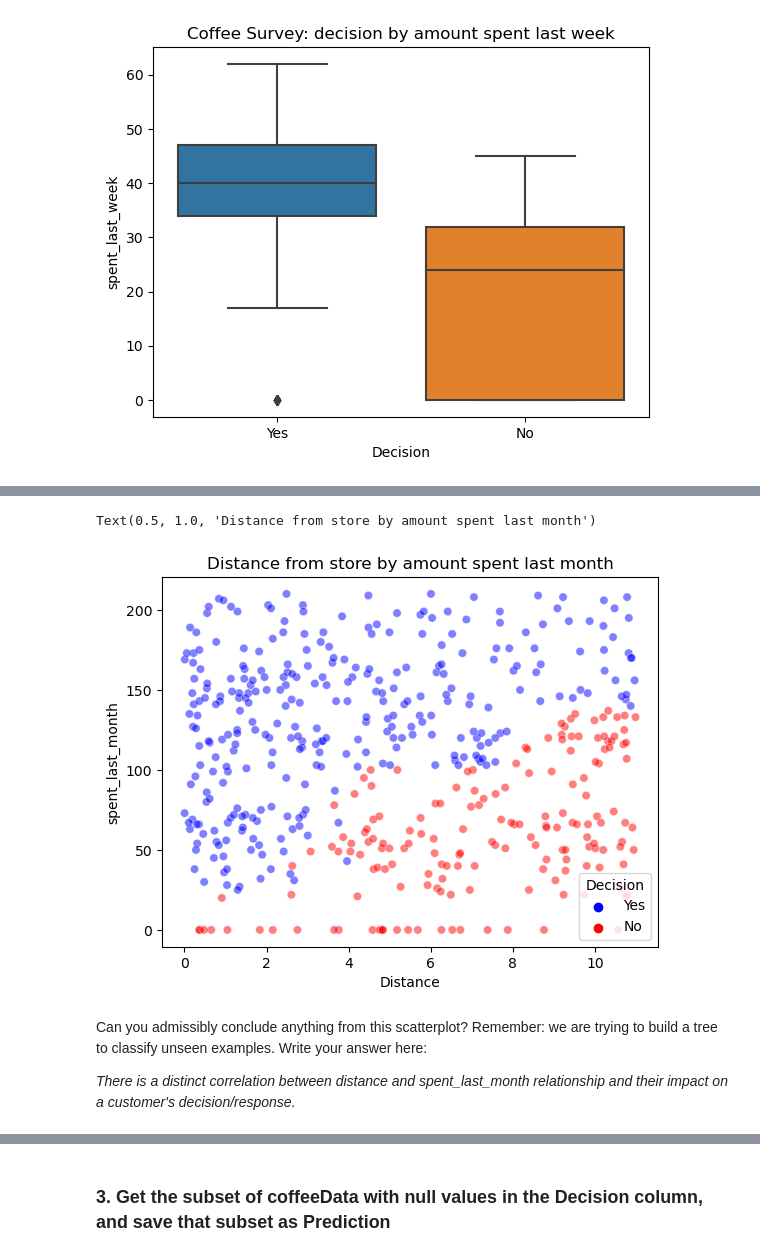
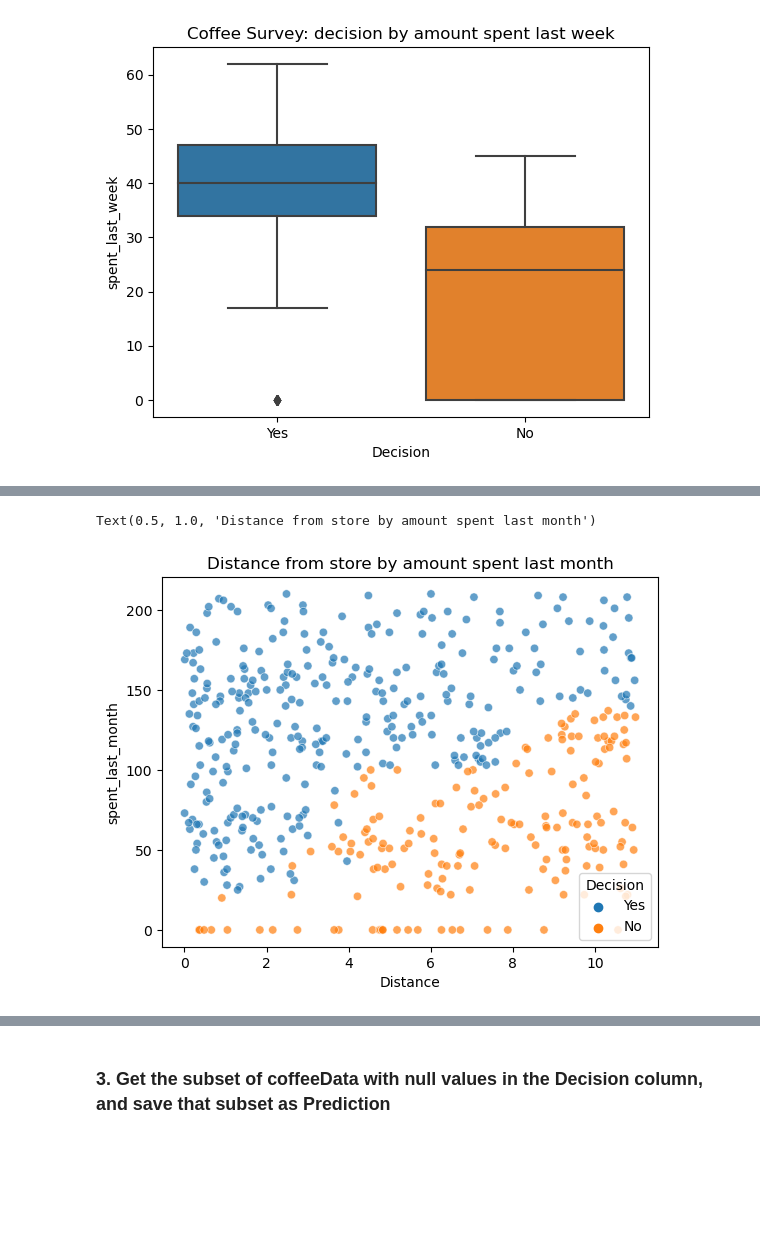
Before and after one commit to lila-b/springboard, a Jupyter notebook: Springboard_Decision_Tree_Specialty_Coffee_Case_Study_28012021_2_/Springboard Decision Tree Specialty Coffee Case Study - Tier 3.ipynb, the cells around one changed output, grey strips where cells are left out. Saved outputs shown, nothing was run; the diff lists cells and outputs as text; code cells hidden in the pictures; blank space fills up the shorter version.

```diff
--- a/Springboard_Decision_Tree_Specialty_Coffee_Case_Study_28012021_2_/Springboard Decision Tree Specialty Coffee Case Study - Tier 3.ipynb
+++ b/Springboard_Decision_Tree_Specialty_Coffee_Case_Study_28012021_2_/Springboard Decision Tree Specialty Coffee Case Study - Tier 3.ipynb
@@ -216,8 +216,7 @@ array([ 1., nan,  0.])
 We now want to replace `1.0` and `0.0` in the `Decision` column by `YES` and `NO` respectively.
 # %%
 # Replace 1.0 and 0.0 by 'Yes' and 'No'
-decisions = {1:'Yes', 0:'No'}
-coffeeData['Decision'] = [decisions[i] if i >=0 else i for i in coffeeData['Decision']]
+coffeeData['Decision'] = coffeeData['Decision'].replace({1:'Yes', 0:'No'})
 # %%
 # Check that our replacing those values with 'YES' and 'NO' worked, with unique()
 coffeeData['Decision'].unique()
@@ -264,12 +261,8 @@ Can you admissibly conclude anything from this boxplot? Write your answer here:
 # %%
 # Make a scatterplot on NOPrediction, where x is distance, y is spent_last_month and hue is Decision
 sns.scatterplot(data=coffeeData, x='Distance', y='spent_last_month',
-                hue='Decision', palette=['b','r'], alpha=.5)
+                hue='Decision', alpha=.7)
 plt.title('Distance from store by amount spent last month')
 # %% [output]
 Text(0.5, 1.0, 'Distance from store by amount spent last month')
-[figure, old version]
+[figure, new version]
-# %% [markdown]
-Can you admissibly conclude anything from this scatterplot? Remember: we are trying to build a tree to classify unseen examples. Write your answer here:
-
-_There is a distinct correlation between distance and spent_last_month relationship and their impact on a customer's decision/response._
```
Also changed, not shown: parts of 39 cells of this notebook.
